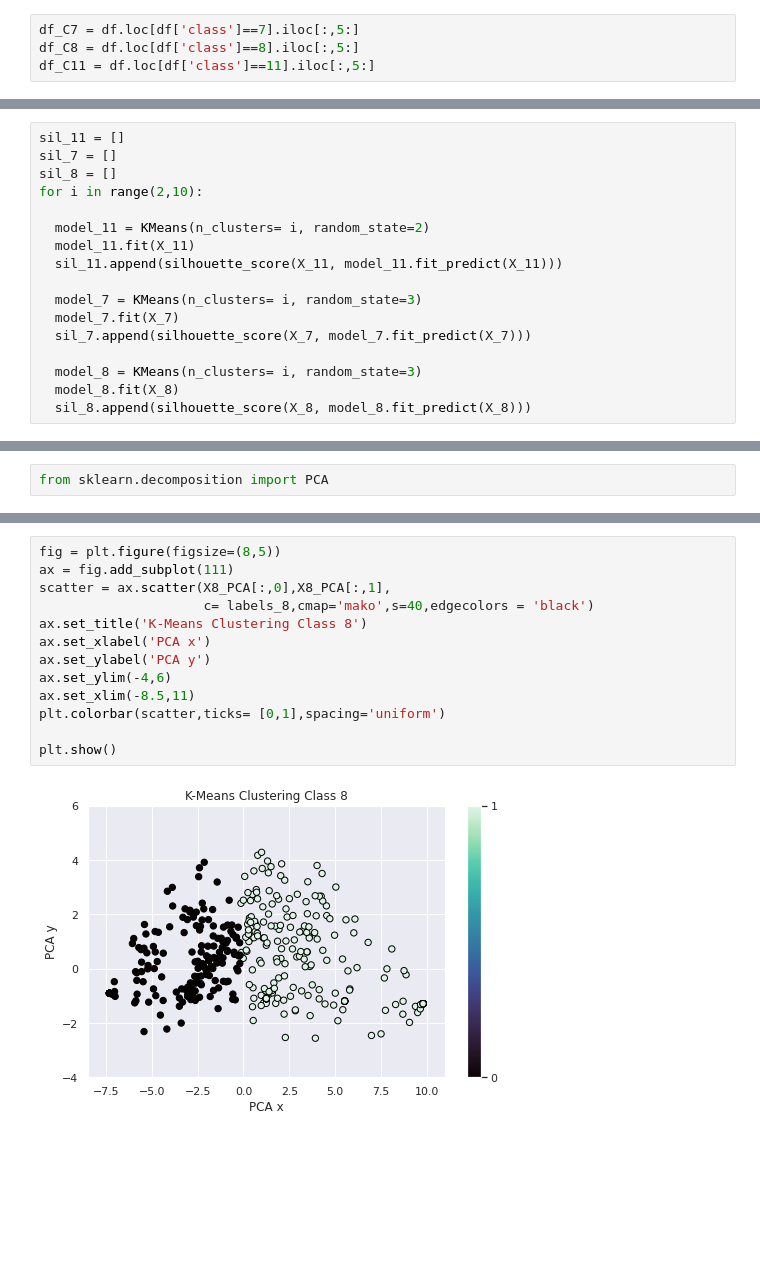
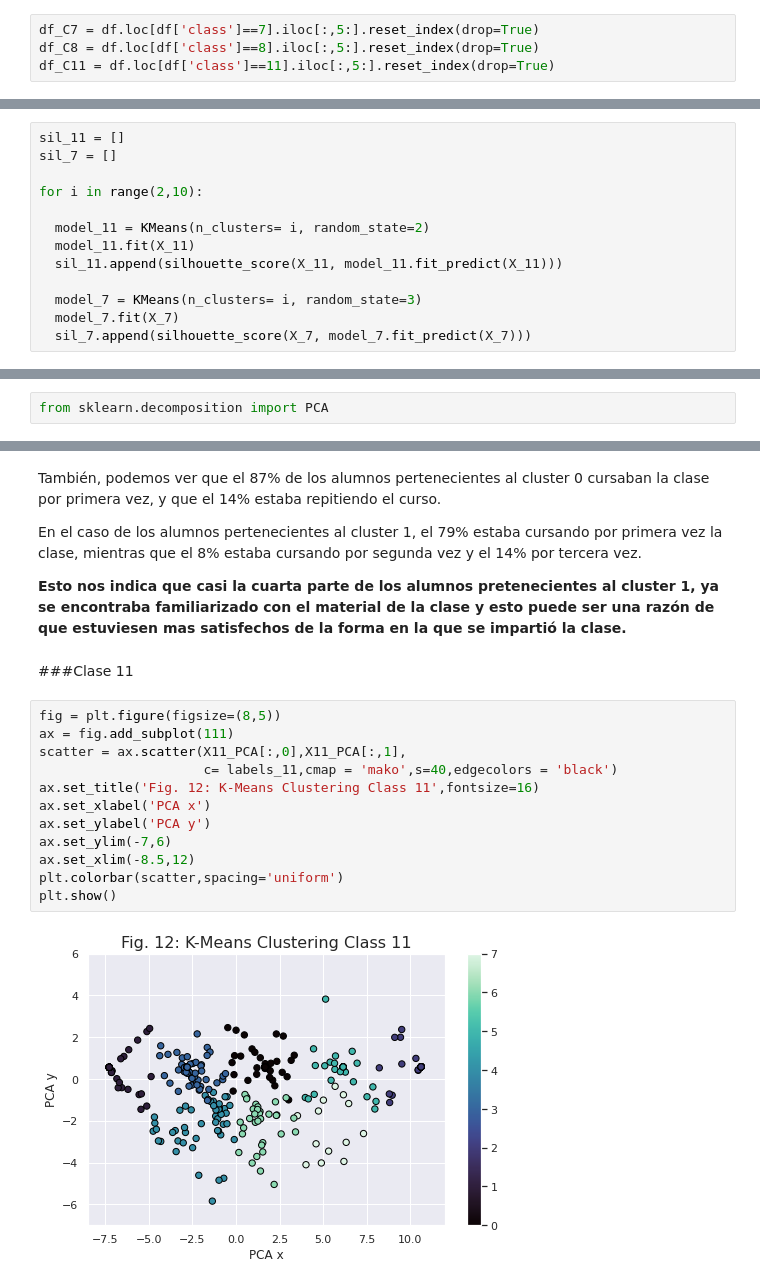
Before and after one commit to SarahLares/Clustering_on_Survery, a Jupyter notebook: Tarea_3_Clustering.ipynb, the cells around one changed output, grey strips where cells are left out. Saved outputs shown, nothing was run; the diff lists cells and outputs as text; blank space fills up the shorter version.

```diff
--- a/Tarea_3_Clustering.ipynb
+++ b/Tarea_3_Clustering.ipynb
@@ -165,8 +165,8 @@ Serán estudiadas las respuestas a las encuestas de tres materias, serán escogi
 *   clase 11, instructor 2, 484 alumnos respondieron la encuesta, promedio de dificultad de la clase según los alumnos 3
 # %%
-df_C7 = df.loc[df['class']==7].iloc[:,5:]
-df_C8 = df.loc[df['class']==8].iloc[:,5:]
-df_C11 = df.loc[df['class']==11].iloc[:,5:]
+df_C7 = df.loc[df['class']==7].iloc[:,5:].reset_index(drop=True)
+df_C8 = df.loc[df['class']==8].iloc[:,5:].reset_index(drop=True)
+df_C11 = df.loc[df['class']==11].iloc[:,5:].reset_index(drop=True)
 # %% [markdown]
 ### Correlación entre las preguntas de la encuesta
 # %%
@@ -217,7 +216,7 @@ from sklearn.metrics import silhouette_score
 # %%
 sil_11 = []
 sil_7 = []
-sil_8 = []
+
 for i in range(2,10):
 
   model_11 = KMeans(n_clusters= i, random_state=2)
@@ -227,10 +226,6 @@ for i in range(2,10):
   model_7 = KMeans(n_clusters= i, random_state=3)
   model_7.fit(X_7)
   sil_7.append(silhouette_score(X_7, model_7.fit_predict(X_7)))
-
-  model_8 = KMeans(n_clusters= i, random_state=3)
-  model_8.fit(X_8)
-  sil_8.append(silhouette_score(X_8, model_8.fit_predict(X_8)))
 # %%
 plt.figure(figsize=(7,5))
 plt.plot(np.linspace(2,9,8),sil_7,'co-')
@@ -303,15 +379,22 @@ plt.show()
+# %% [markdown]
+También, podemos ver que el 87% de los alumnos pertenecientes al cluster 0 cursaban la clase por primera vez, y que el 14% estaba repitiendo el curso.
+
+En el caso de los alumnos pertenecientes al cluster 1, el 79% estaba cursando por primera vez la clase, mientras que el 8% estaba cursando por segunda vez y el 14% por tercera vez.
+
+**Esto nos indica que casi la cuarta parte de los alumnos pretenecientes al cluster 1, ya se encontraba familiarizado con el material de la clase y esto puede ser una razón de que estuviesen mas satisfechos de la forma en la que se impartió la clase.**
+# %% [markdown]
+###Clase 11
 # %%
 fig = plt.figure(figsize=(8,5))
 ax = fig.add_subplot(111)
-scatter = ax.scatter(X8_PCA[:,0],X8_PCA[:,1],
-                     c= labels_8,cmap='mako',s=40,edgecolors = 'black')
-ax.set_title('K-Means Clustering Class 8')
+scatter = ax.scatter(X11_PCA[:,0],X11_PCA[:,1],
+                     c= labels_11,cmap = 'mako',s=40,edgecolors = 'black')
+ax.set_title('Fig. 12: K-Means Clustering Class 11',fontsize=16)
 ax.set_xlabel('PCA x')
 ax.set_ylabel('PCA y')
-ax.set_ylim(-4,6)
-ax.set_xlim(-8.5,11)
-plt.colorbar(scatter,ticks= [0,1],spacing='uniform')
-
+ax.set_ylim(-7,6)
+ax.set_xlim(-8.5,12)
+plt.colorbar(scatter,spacing='uniform')
 plt.show()
 # %% [output]
-[figure, old version]
+[figure, new version]
```
Also changed, not shown: parts of 42 cells of this notebook.
